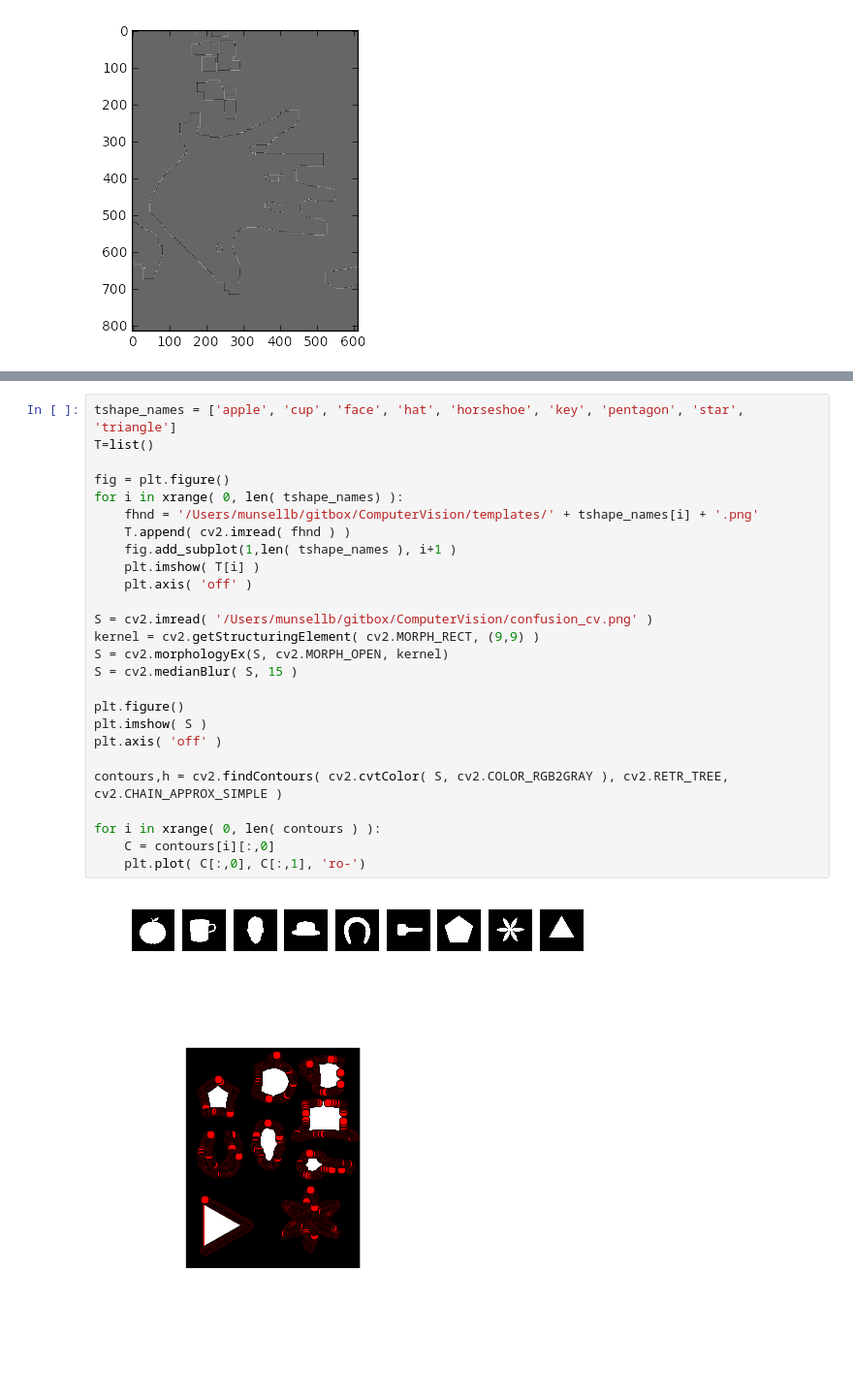
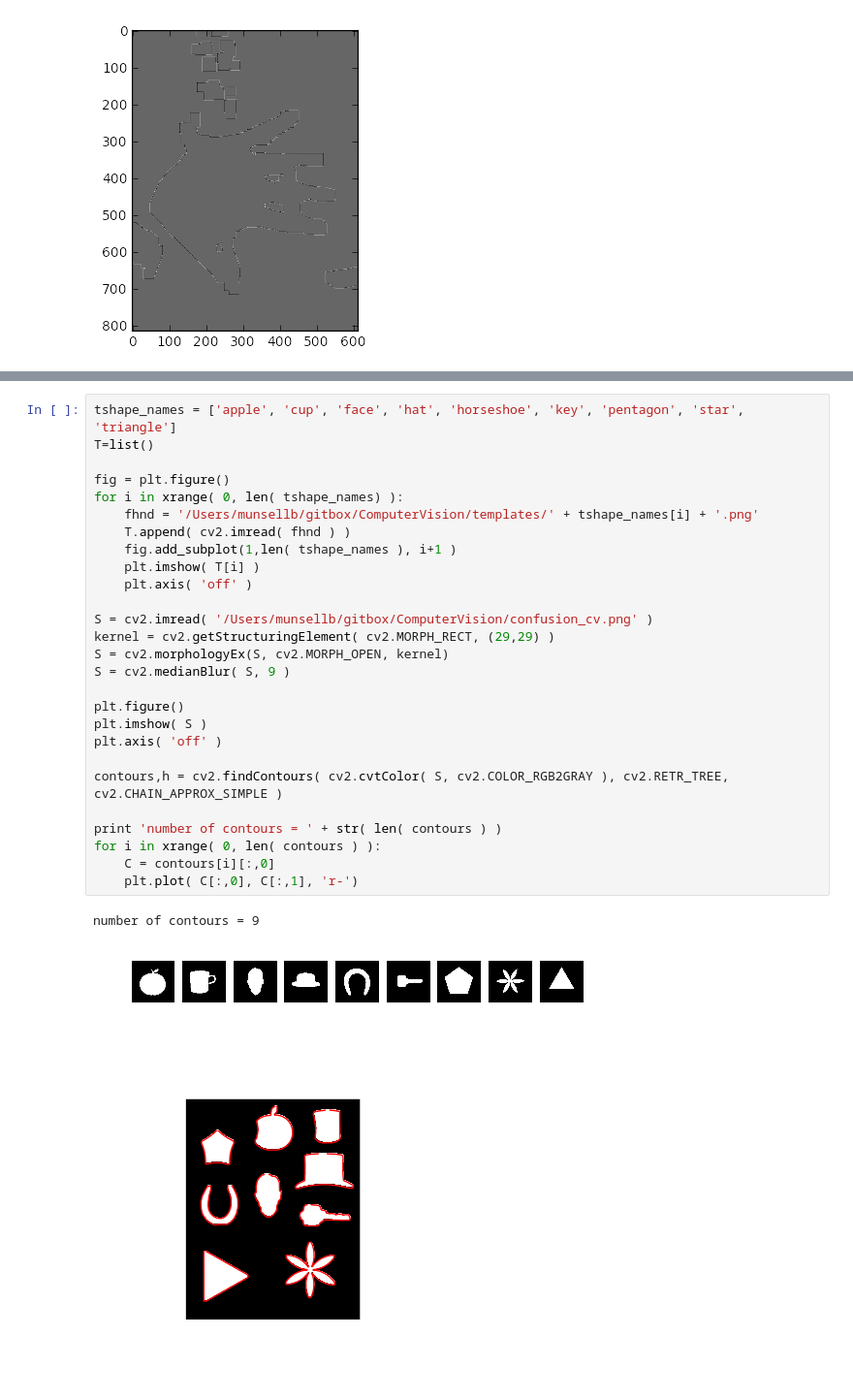
Before and after one commit to munsellb/ComputerVision, a Jupyter notebook: Brent.ipynb, the cells around one changed output, grey strips where cells are left out. Shown: that part at 97% size. Saved outputs shown, nothing was run; the diff lists cells and outputs as text; blank space fills up the shorter version.

```diff
--- a/Brent.ipynb
+++ b/Brent.ipynb
@@ -422,32 +422,34 @@ and columns represent template shapes. For instance,
 # %%
 tshape_names = ['apple', 'cup', 'face', 'hat', 'horseshoe', 'key', 'pentagon', 'star', 'triangle']
 T=list()
 
 fig = plt.figure()
 for i in xrange( 0, len( tshape_names) ):
     fhnd = '/Users/munsellb/gitbox/ComputerVision/templates/' + tshape_names[i] + '.png'
     T.append( cv2.imread( fhnd ) )
     fig.add_subplot(1,len( tshape_names ), i+1 )
     plt.imshow( T[i] )
     plt.axis( 'off' )
 
 S = cv2.imread( '/Users/munsellb/gitbox/ComputerVision/confusion_cv.png' )
-kernel = cv2.getStructuringElement( cv2.MORPH_RECT, (9,9) )
+kernel = cv2.getStructuringElement( cv2.MORPH_RECT, (29,29) )
 S = cv2.morphologyEx(S, cv2.MORPH_OPEN, kernel)
-S = cv2.medianBlur( S, 15 )
+S = cv2.medianBlur( S, 9 )
 
 plt.figure()
 plt.imshow( S )
 plt.axis( 'off' )
 
 contours,h = cv2.findContours( cv2.cvtColor( S, cv2.COLOR_RGB2GRAY ), cv2.RETR_TREE, cv2.CHAIN_APPROX_SIMPLE )
 
+print 'number of contours = ' + str( len( contours ) )
 for i in xrange( 0, len( contours ) ):
     C = contours[i][:,0]
-    plt.plot( C[:,0], C[:,1], 'ro-')
+    plt.plot( C[:,0], C[:,1], 'r-')
 # %% [output]
+number of contours = 9
 [figure]
-[figure, old version]
+[figure, new version]
 # %% [markdown]
 ### Face detection project
 
```
Also changed, not shown: parts of 1 cell of this notebook.
